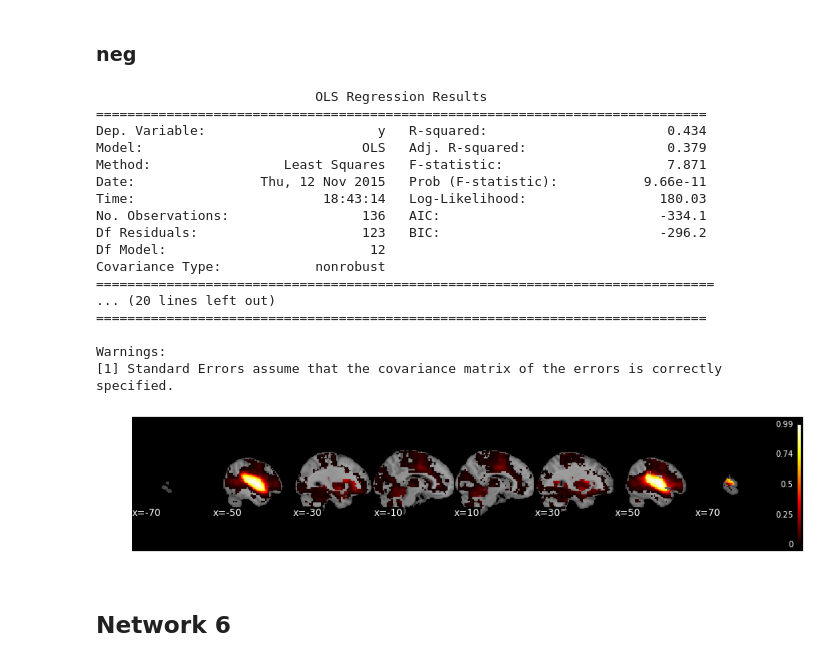
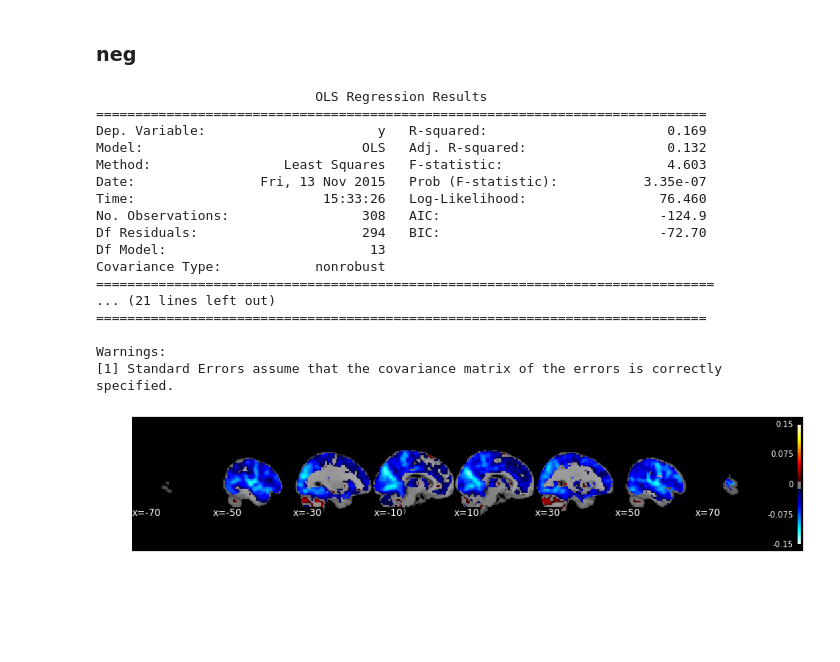
Before and after one commit to SIMEXP/Projects, a Jupyter notebook: Subtypes/EXPERIMENT_ABIDE_Subtype_General.ipynb, the cells around one changed output. Saved outputs shown, nothing was run; the diff lists cells and outputs as text; code cells hidden in the pictures; blank space fills up the shorter version.

```diff
--- a/Subtypes/EXPERIMENT_ABIDE_Subtype_General.ipynb
+++ b/Subtypes/EXPERIMENT_ABIDE_Subtype_General.ipynb
@@ -25,10 +25,10 @@ from statsmodels.sandbox.stats import multicomp as smi
 # Paths
 # %%
 # Paths
-scale = 12
+scale = 7
 name = 'n308_sample'
 mtp_list= ['rmap_part', 'dual_regression', 'stability_maps']
-mtp = mtp_list[2]
+mtp = mtp_list[0]
 
 in_default = '{}_{}_scale_{:03d}'.format(mtp, name, scale)
 
@@ -36,8 +36,8 @@ prior_path = '/data1/cambridge/template/template_cambridge_basc_multiscale_sym_s
 pheno_path = '/data1/abide/Pheno/unconstrained_2box_308_sample.csv'
 in_path = '/data1/subtypes/serial_preps/'
 
-netstack_path = os.path.join(in_path, 'netstack_raw_{}_{}_scale_{:03d}.npy'.format(mtp, name, scale))
-netraw_path = os.path.join(in_path, 'netstack_dmn_{}_{}_scale_{:03d}.npy'.format(mtp, name, scale))
+netstack_path = os.path.join(in_path, 'netstack_dmn_{}_{}_scale_{:03d}.npy'.format(mtp, name, scale))
+netraw_path = os.path.join(in_path, 'netstack_raw_{}_{}_scale_{:03d}.npy'.format(mtp, name, scale))
 corrmat_path = os.path.join(in_path, 'correlation_matrix_{}_{}_scale_{:03d}.npy'.format(mtp, name, scale))
 
 mask_path = '/data1/abide/Mask/mask_data_specific.nii.gz'
@@ -99,10 +99,6 @@ gdavg = np.zeros(mask.shape + (scale,))
 # %%
 netraw = np.load(netraw_path)
 # %%
-cov_list = ['FIQ', 'VIQ', 'PIQ', 'ADI_R_SOCIAL_TOTAL_A',
-            'ADI_R_VERBAL_TOTAL_BV', 'ADI_RRB_TOTAL_C',
-            'VINELAND_ABC_STANDARD', 'ADOS_TOTAL', 'SRS_RAW_TOTAL', 'DX_GROUP']
-inv_list = ['VIQ',  'ADOS_TOTAL', 'DX_GROUP']
 subtypes = 5
 
 scale = netstack.shape[0]
@@ -133,18 +129,13 @@ for net_id in range(scale):
     for s_id in range(subtypes):
         type_map = sub_stack[:, s_id]
         weight_store[net_id, s_id, :] = np.array([np.corrcoef(type_map, netstack[net_id, :, x])[0,1] for x in range(n_sub)])
-
-    # Init store - Compute the weights
-    for s_id in range(subtypes):
-        type_map = sub_stack[:, s_id]
-        weight_store[net_id, s_id, :] = np.array([np.corrcoef(type_map, netstack[net_id, :, x])[0,1] for x in range(n_sub)])
 # %%
 # Reduce the phenotype data to those subjects
 # that actually have the covariate of interest
 cov_list = ['FIQ', 'VIQ', 'PIQ', 'ADI_R_SOCIAL_TOTAL_A',
             'ADI_R_VERBAL_TOTAL_BV', 'ADI_RRB_TOTAL_C',
             'VINELAND_ABC_STANDARD', 'ADOS_TOTAL', 'SRS_RAW_TOTAL', 'DX_GROUP']
-cov = cov_list[-3]
+cov = cov_list[-1]
 cov_index = pd.notnull(pheno.replace(-9999, np.nan)[cov])
 # %%
 print('{} has {}'.format(cov, np.sum(cov_index)))
@@ -264,28 +297,26 @@ tmp = show_simple(1,0,gdavg_img, sbt_store, view_mode='x',  view_range=view_rang
 # %% [markdown]
 ### neg
 # %%
-print(res_store[1][4].summary())
+print(res_store[2][2].summary())
 # %% [output]
                             OLS Regression Results
 ==============================================================================
-Dep. Variable:                      y   R-squared:                       0.434
-Model:                            OLS   Adj. R-squared:                  0.379
-Method:                 Least Squares   F-statistic:                     7.871
-Date:                Thu, 12 Nov 2015   Prob (F-statistic):           9.66e-11
-Time:                        18:43:14   Log-Likelihood:                 180.03
-No. Observations:                 136   AIC:                            -334.1
-Df Residuals:                     123   BIC:                            -296.2
-Df Model:                          12
+Dep. Variable:                      y   R-squared:                       0.169
+Model:                            OLS   Adj. R-squared:                  0.132
+Method:                 Least Squares   F-statistic:                     4.603
+Date:                Fri, 13 Nov 2015   Prob (F-statistic):           3.35e-07
+Time:                        15:33:26   Log-Likelihood:                 76.460
+No. Observations:                 308   AIC:                            -124.9
+Df Residuals:                     294   BIC:                            -72.70
+Df Model:                          13
 Covariance Type:            nonrobust
 ===============================================================================
-... (20 lines left out)
+... (21 lines left out)
 ==============================================================================
 
 Warnings:
 [1] Standard Errors assume that the covariance matrix of the errors is correctly specified.
 # %%
-tmp = show_simple(1,4,gdavg_img, sbt_store, view_mode='x',  view_range=view_range, threshold=0.01)
+tmp = show_simple(2,2,gdavg_img, sbt_store, view_mode='x',  view_range=view_range, threshold=0.01)
 # %% [output]
-[figure, old version]
+[figure, new version]
-# %% [markdown]
-## Network 6
```
Also changed, not shown: parts of 78 cells of this notebook, 3 other files.
